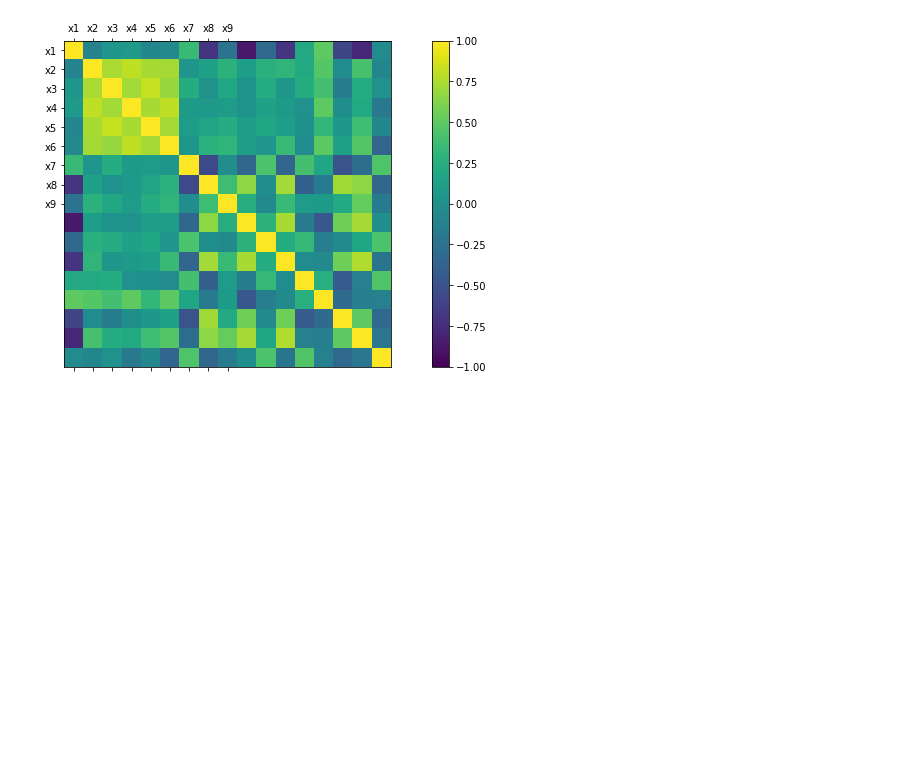
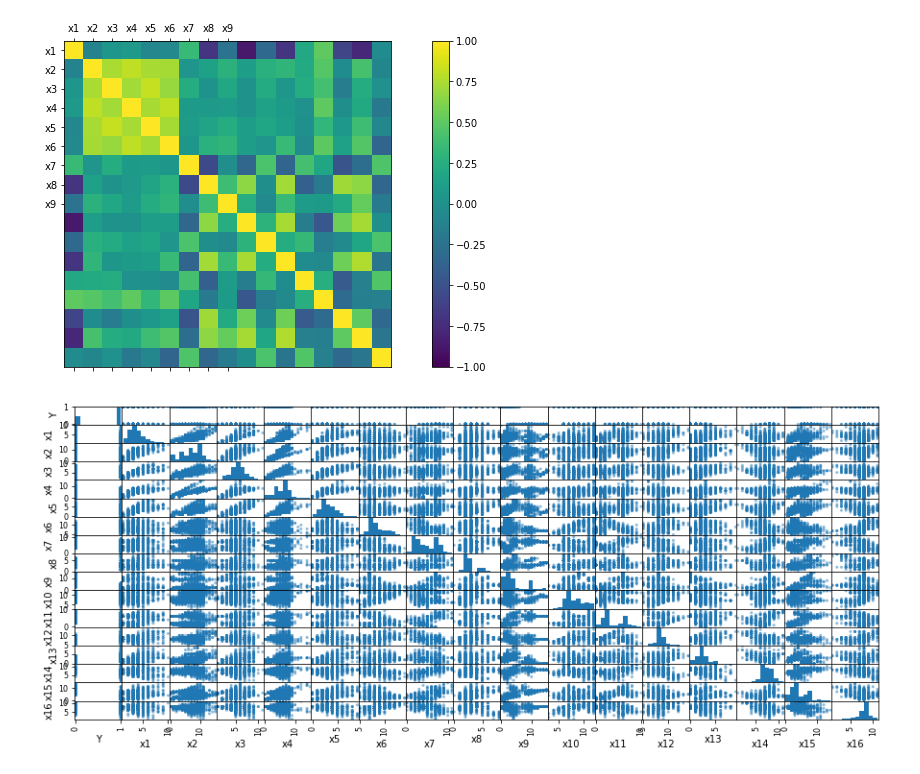
Before and after one commit to cristzelada/Tesis, a Jupyter notebook: Test.ipynb, the cells around one changed output. Cells and saved outputs as stored; diff of their text form; code cells hidden in the pictures; blank space fills up the shorter version.

```diff
--- a/Test.ipynb
+++ b/Test.ipynb
@@ -42,3 +42,8 @@ ax.set_yticklabels(names)
 plt.show()
 # %% [output]
 [figure]
+# %%
+scatter_matrix(data)
+plt.show()
+# %% [output]
+[figure, added]
```
Also changed, not shown: parts of 2 cells of this notebook.
